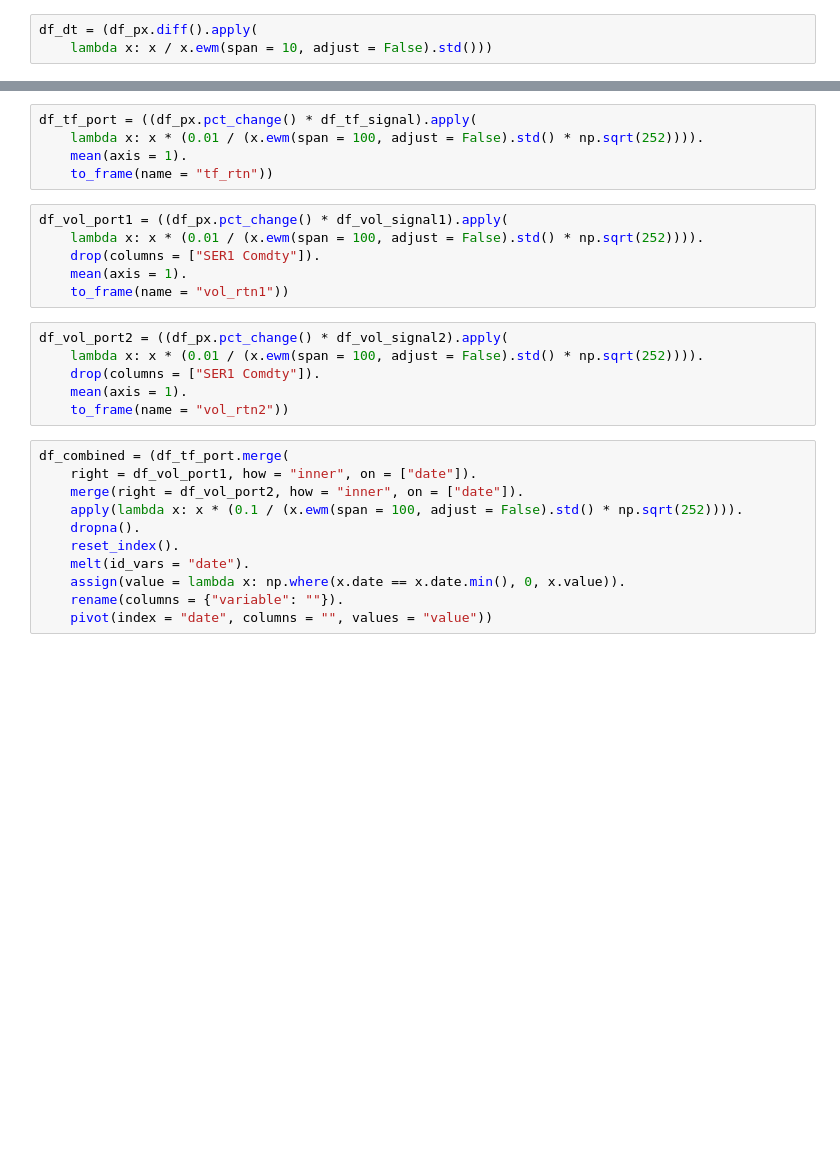
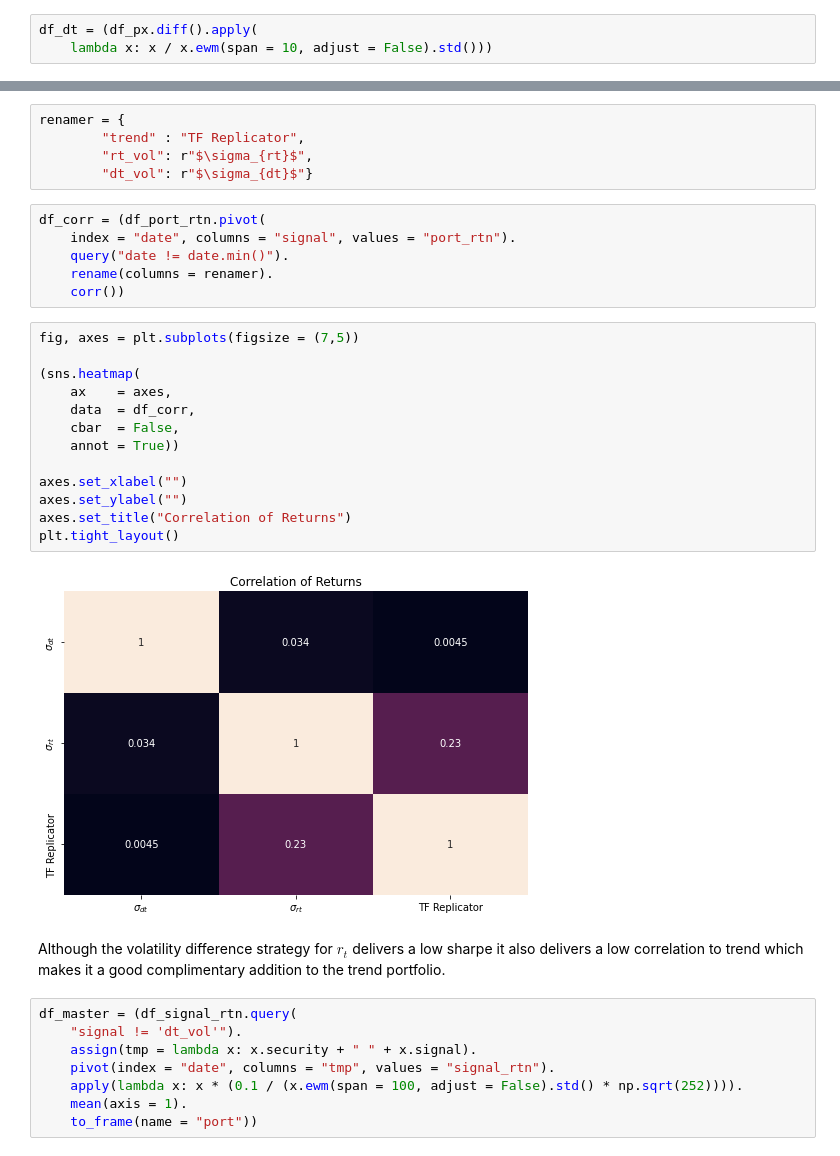
Before and after one commit to diegodalvarez/TrendConvexity, a Jupyter notebook: notebooks/3TrendVolatilityReplication.ipynb, the cells around one changed output, grey strips where cells are left out. Drawn from its saved outputs; the diff is of its cells as text; blank space fills up the shorter version.

```diff
--- a/notebooks/3TrendVolatilityReplication.ipynb
+++ b/notebooks/3TrendVolatilityReplication.ipynb
@@ -42,28 +124,36 @@ df_vol_signal2 = (df_dt.apply(
+# %%
+renamer = {
+        "trend" : "TF Replicator",
+        "rt_vol": r"$\sigma_{rt}$",
+        "dt_vol": r"$\sigma_{dt}$"}
+# %%
+df_corr = (df_port_rtn.pivot(
+    index = "date", columns = "signal", values = "port_rtn").
+    query("date != date.min()").
+    rename(columns = renamer).
+    corr())
+# %%
+fig, axes = plt.subplots(figsize = (7,5))
+
+(sns.heatmap(
+    ax    = axes,
+    data  = df_corr,
+    cbar  = False,
+    annot = True))
+
+axes.set_xlabel("")
+axes.set_ylabel("")
+axes.set_title("Correlation of Returns")
+plt.tight_layout()
+# %% [output]
+[figure, added]
+# %% [markdown]
+Although the volatility difference strategy for $r_t$ delivers a low sharpe it also delivers a low correlation to trend which makes it a good complimentary addition to the trend portfolio.
 # %%
-df_tf_port = ((df_px.pct_change() * df_tf_signal).apply(
-    lambda x: x * (0.01 / (x.ewm(span = 100, adjust = False).std() * np.sqrt(252)))).
+df_master = (df_signal_rtn.query(
+    "signal != 'dt_vol'").
+    assign(tmp = lambda x: x.security + " " + x.signal).
+    pivot(index = "date", columns = "tmp", values = "signal_rtn").
+    apply(lambda x: x * (0.1 / (x.ewm(span = 100, adjust = False).std() * np.sqrt(252)))).
     mean(axis = 1).
-    to_frame(name = "tf_rtn"))
+    to_frame(name = "port"))
-# %%
-df_vol_port1 = ((df_px.pct_change() * df_vol_signal1).apply(
-    lambda x: x * (0.01 / (x.ewm(span = 100, adjust = False).std() * np.sqrt(252)))).
-    drop(columns = ["SER1 Comdty"]).
-    mean(axis = 1).
-    to_frame(name = "vol_rtn1"))
-# %%
-df_vol_port2 = ((df_px.pct_change() * df_vol_signal2).apply(
-    lambda x: x * (0.01 / (x.ewm(span = 100, adjust = False).std() * np.sqrt(252)))).
-    drop(columns = ["SER1 Comdty"]).
-    mean(axis = 1).
-    to_frame(name = "vol_rtn2"))
-# %%
-df_combined = (df_tf_port.merge(
-    right = df_vol_port1, how = "inner", on = ["date"]).
-    merge(right = df_vol_port2, how = "inner", on = ["date"]).
-    apply(lambda x: x * (0.1 / (x.ewm(span = 100, adjust = False).std() * np.sqrt(252)))).
-    dropna().
-    reset_index().
-    melt(id_vars = "date").
-    assign(value = lambda x: np.where(x.date == x.date.min(), 0, x.value)).
-    rename(columns = {"variable": ""}).
-    pivot(index = "date", columns = "", values = "value"))
```
Also changed, not shown: parts of 27 cells of this notebook.
